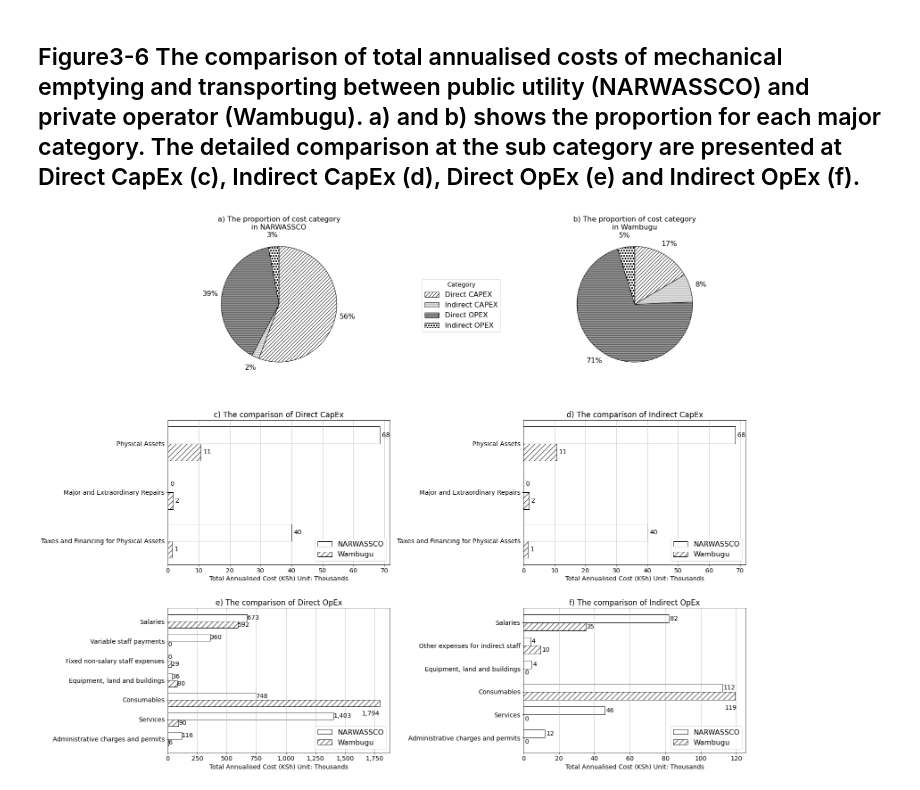
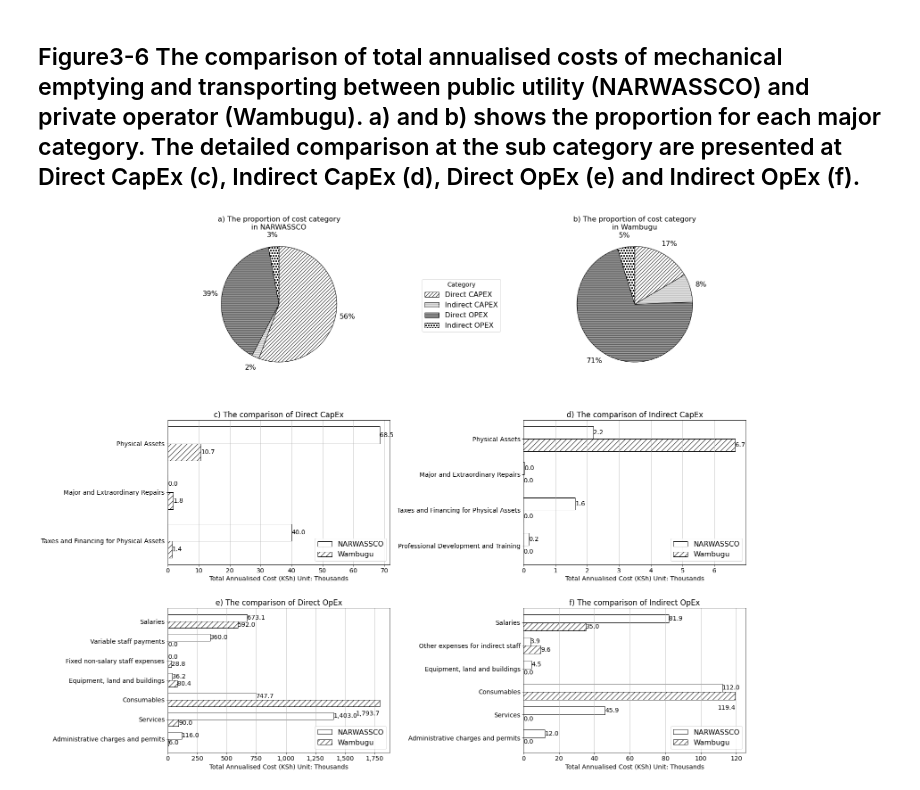
Before and after one commit to JinIgarashi/cactus-narok-figures, a Jupyter notebook: Figure3-6 comparison of NARWASSCO and Wambugu.ipynb, the cells around one changed output. Cells and saved outputs as stored; diff of their text form; code cells hidden in the pictures.

```diff
--- a/Figure3-6 comparison of NARWASSCO and Wambugu.ipynb
+++ b/Figure3-6 comparison of NARWASSCO and Wambugu.ipynb
@@ -56,13 +56,13 @@ def createComparedBarchart(ax, sheet_name, x_col_1, x_col_2, y_col, title, x_lab
     ax.set_title(title)
 
     for i, v in enumerate(df[x_col_1]):
-        ax.text(v + 700, i, '{:,.0f}'.format(v / 1000), color='k', va='center', fontsize=14)
+        ax.text(v, i, '{:,.1f}'.format(v / 1000), color='k', va='center', fontsize=14)
 
     for i, v in enumerate(df[x_col_2]):
         if (df[y_col][i] == 'Consumables'):
-            ax.text(v + 700, i + width * 2.5, '{:,.0f}'.format(v / 1000), color='k', va='center', fontsize=14, ha='right')
+            ax.text(v, i + width * 2.5, '{:,.1f}'.format(v / 1000), color='k', va='center', fontsize=14, ha='right')
         else:
-            ax.text(v + 700, i + width, '{:,.0f}'.format(v / 1000), color='k', va='center', fontsize=14)
+            ax.text(v, i + width, '{:,.1f}'.format(v / 1000), color='k', va='center', fontsize=14)
 
     ax.legend(loc='lower right', prop={"size":16})
 # %%
@@ -108,7 +108,7 @@ ax4 = fig.add_subplot(3, 2, 4)
 
 createComparedBarchart(
     ax4,
-    sheet_name='fsm_E&T_directcapex',
+    sheet_name='fsm_E&T_indirectcapex',
     x_col_1='NARWASSCO',
     x_col_2='Wambugu',
     y_col='Category',
@@ -118,31 +118,31 @@ createComparedBarchart(
 
 ax5 = fig.add_subplot(3, 2, 5)
 
 createComparedBarchart(
     ax5,
     sheet_name='fsm_E&T_directopex',
     x_col_1='NARWASSCO',
     x_col_2='Wambugu',
     y_col='Category',
     title='e) The comparison of Direct OpEx',
     x_label='Total Annualised Cost (KSh) Unit: Thousands'
 )
 
 ax6 = fig.add_subplot(3, 2, 6)
 
 createComparedBarchart(
     ax6,
     sheet_name='fsm_E&T_indirectopex',
     x_col_1='NARWASSCO',
     x_col_2='Wambugu',
     y_col='Category',
     title='f) The comparison of Indirect OpEx',
     x_label='Total Annualised Cost (KSh) Unit: Thousands'
 )
 
 plt.subplots_adjust(left=0.05, right=0.95, bottom=0.05, top=0.95, wspace=0.6, hspace=0.3)
 
 plt.savefig(file_path, format="png", dpi=dpi, transparent=True, bbox_inches='tight')
 plt.show()
 # %% [output]
-[figure, old version]
+[figure, new version]
```
Also changed, not shown: 1 other file.
